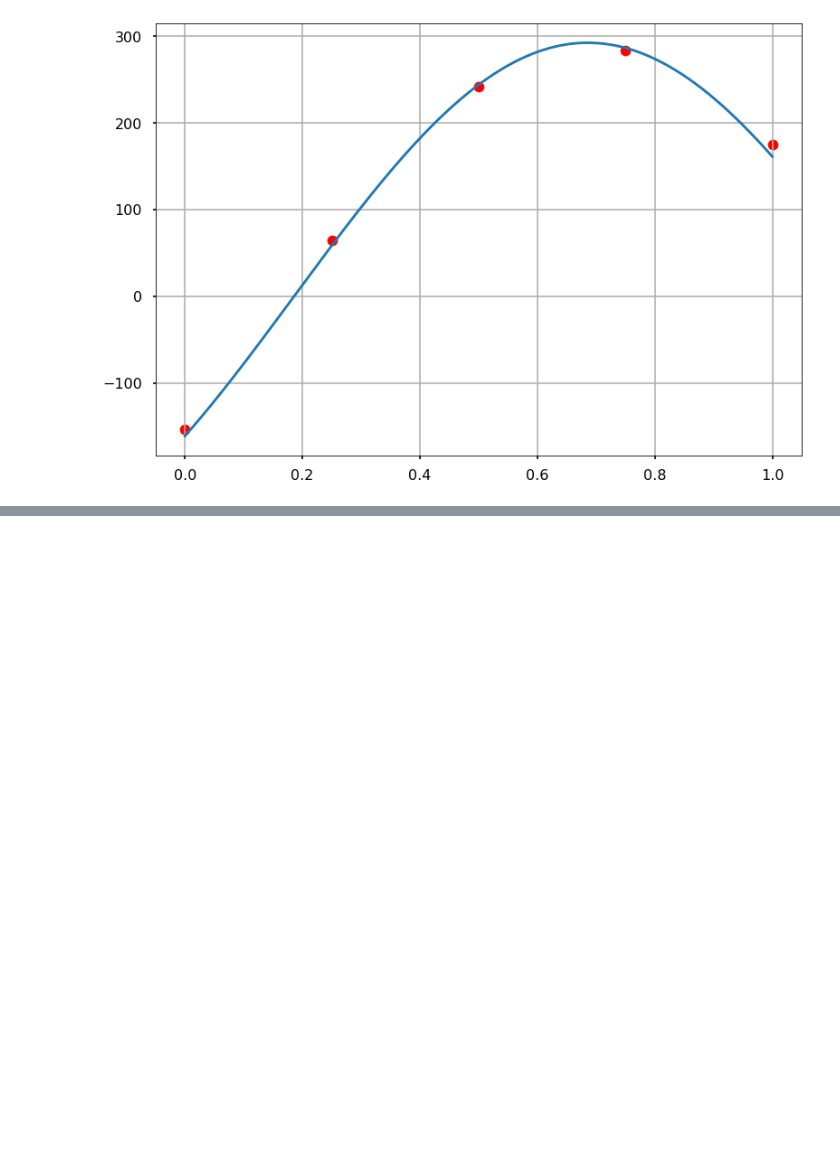
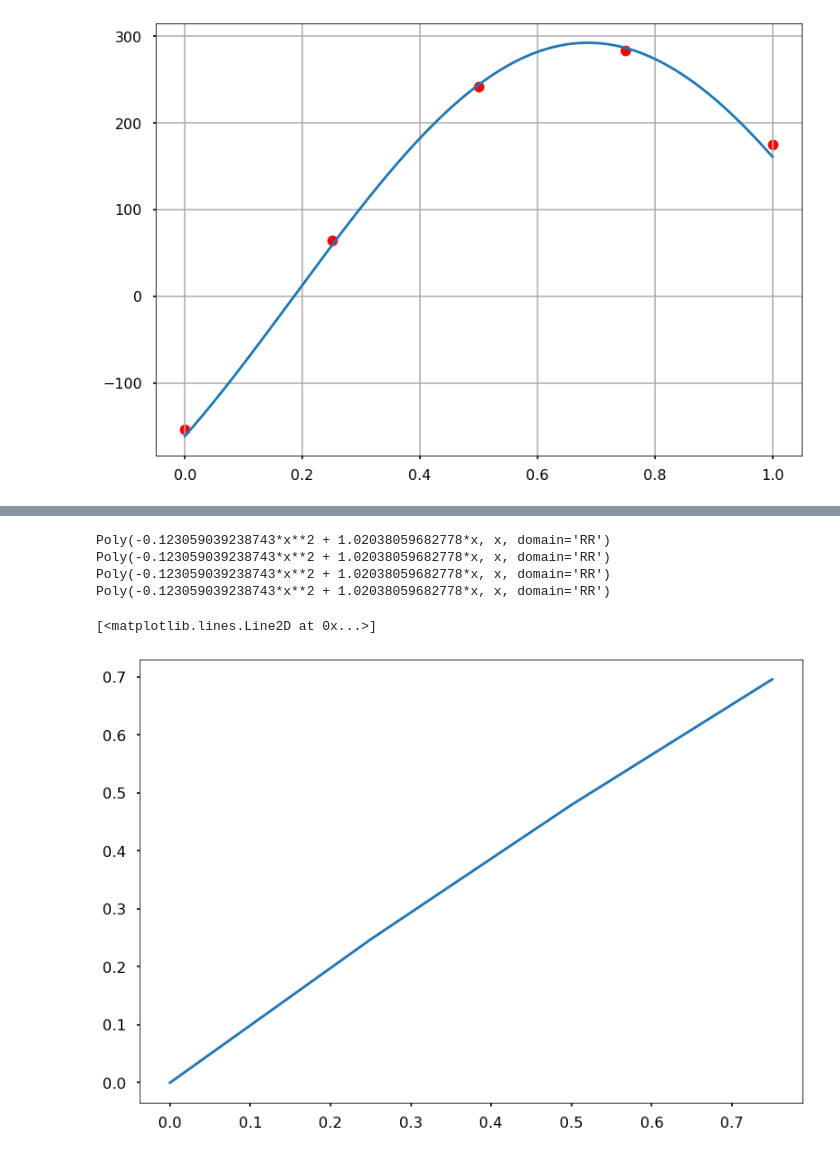
Before and after one commit to braiansmarzaro/Numeric-Calculus, a Jupyter notebook: Interpolacao.ipynb, the cells around one changed output, grey strips where cells are left out. Drawn from its saved outputs; the diff is of its cells as text; code cells hidden in the pictures; blank space fills up the shorter version.

```diff
--- a/Interpolacao.ipynb
+++ b/Interpolacao.ipynb
@@ -300,0 +311,64 @@ plt.show()
+# %%
+def Lagrange(xk, yk, grau=2,show=False, a=0, b=10, step=.1):
+    """
+    Returns:
+        Y=[Sympy.Poly]: O polinômio final da soma das expressões de Lagrange
+        L=[List]: Todas as expressões Ln geradas
+    """
+
+    x = sympy.symbols('x')
+    if len(xk) != len(yk):
+        return -1  # Error
+    Pk = 0
+
+
+    L = []
+    for k in range(grau+1):
+        Lk = 1
+        for j in range(grau+1):
+            if j != k:
+                Lk *= ((x-xk[j]) / (xk[k]-xk[j]))  # Cada fração
+
+        #Junta os polis de lagrange em uma função
+        Pk += Lk*yk[k]  # Total
+        L.append(Lk) # Guarda todos os polis de lagrange
+
+
+    L = [sympy.Poly(n) for n in L]
+    Pk = sympy.Poly(Pk)
+
+    #Imprime o polinômio
+    sympy.pprint(sympy.pretty(Pk))
+
+    #mostrar o grafico dos polinomios
+    if show:
+        plt.figure(figsize=(8, 6), dpi=80)
+
+        Lcoeffs = [z.all_coeffs() for z in L]
+        # get the polynomial function
+        P = [poly(z[::-1]) for z in Lcoeffs]
+
+        margin = np.arange(a, b, step)
+
+
+        for z in P:
+            plt.plot(margin, z(margin))
+
+        plt.plot(xk, np.ones(len(xk)), 'ko', xk, np.zeros(len(xk)), 'ko')
+        plt.title('Polinômios de Lagrange')
+        plt.xlabel('x')
+        plt.ylabel('y')
+        plt.grid()
+        plt.legend([f'L{n}' for n in range(grau+1)])
+        plt.show()
+
+    return Pk, L
+
+plt.plot(xi,[Lagrange(xi,yi,b=np.pi/4)[0].subs(x,z) for z in xi])
+# %% [output]
+Poly(-0.123059039238743*x**2 + 1.02038059682778*x, x, domain='RR')
+Poly(-0.123059039238743*x**2 + 1.02038059682778*x, x, domain='RR')
+Poly(-0.123059039238743*x**2 + 1.02038059682778*x, x, domain='RR')
+Poly(-0.123059039238743*x**2 + 1.02038059682778*x, x, domain='RR')
+[<matplotlib.lines.Line2D at 0x...>]
+[figure, added]
```
Also changed, not shown: parts of 6 cells of this notebook, 4 other files.
